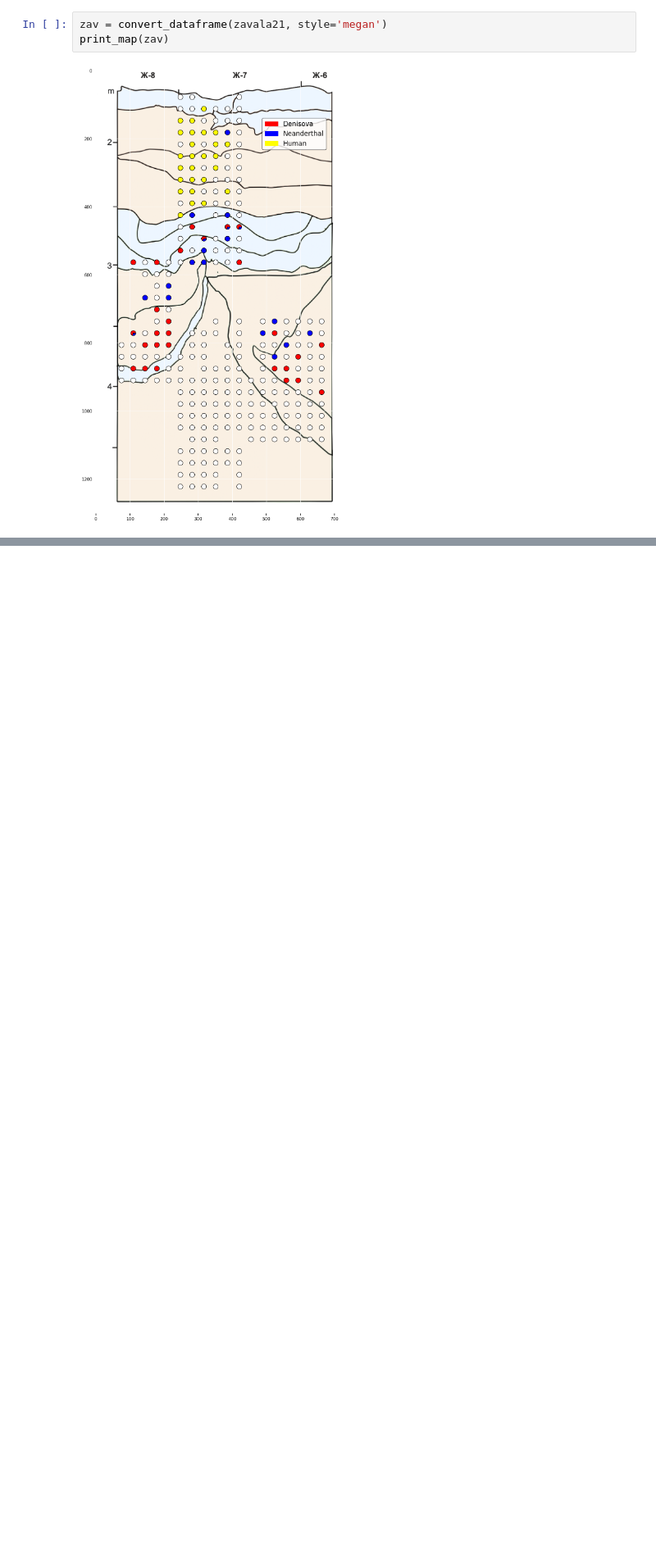
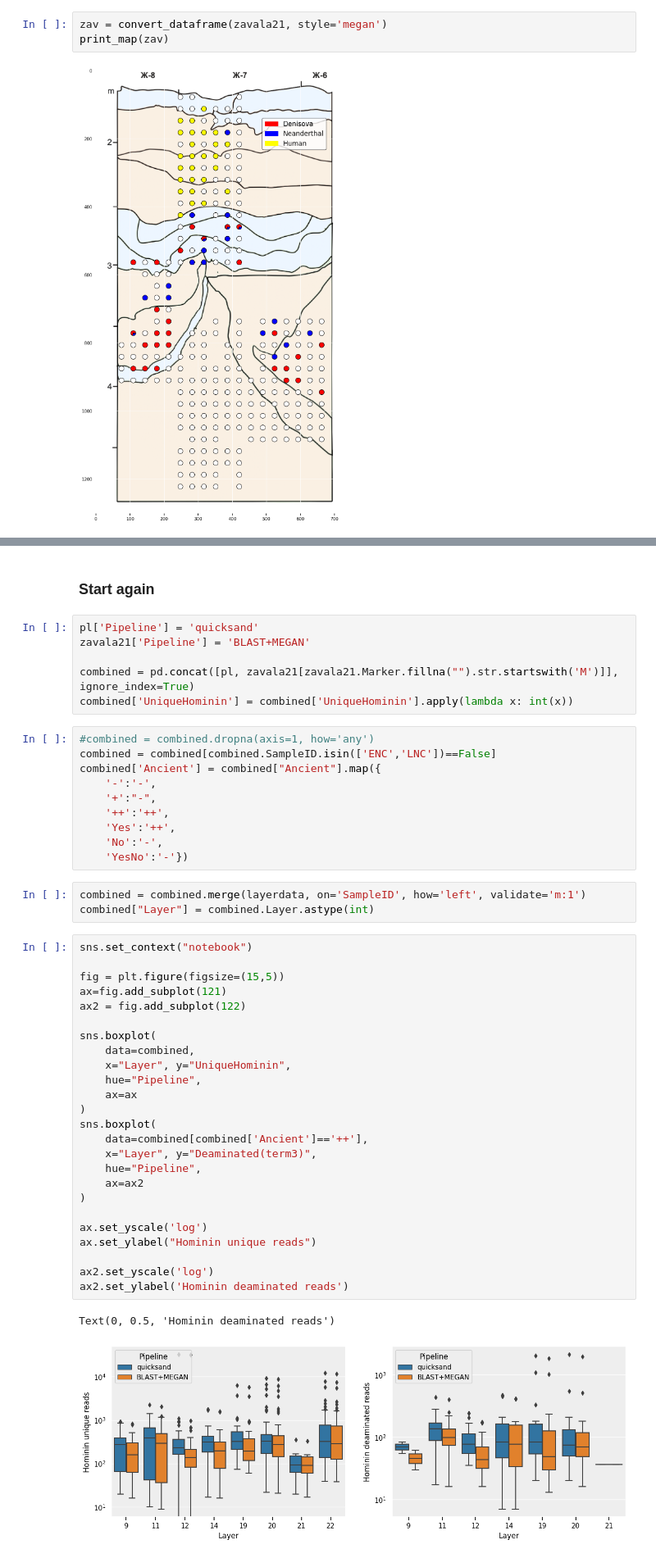
Before and after one commit to merszym/quicksand-paper-analyses, a Jupyter notebook: SI5_DenisovaCave_HumanLineageSupport.ipynb, the cells around one changed output, grey strips where cells are left out. Shown at 82% size. Saved outputs shown, nothing was run; the diff lists cells and outputs as text; blank space fills up the shorter version.

```diff
--- a/SI5_DenisovaCave_HumanLineageSupport.ipynb
+++ b/SI5_DenisovaCave_HumanLineageSupport.ipynb
@@ -244,0 +316,49 @@ print_map(szy)
+# %% [markdown]
+### Start again
+# %%
+pl['Pipeline'] = 'quicksand'
+zavala21['Pipeline'] = 'BLAST+MEGAN'
+
+combined = pd.concat([pl, zavala21[zavala21.Marker.fillna("").str.startswith('M')]], ignore_index=True)
+combined['UniqueHominin'] = combined['UniqueHominin'].apply(lambda x: int(x))
+# %%
+#combined = combined.dropna(axis=1, how='any')
+combined = combined[combined.SampleID.isin(['ENC','LNC'])==False]
+combined['Ancient'] = combined["Ancient"].map({
+    '-':'-',
+    '+':"-",
+    '++':'++',
+    'Yes':'++',
+    'No':'-',
+    'YesNo':'-'})
+# %%
+combined = combined.merge(layerdata, on='SampleID', how='left', validate='m:1')
+combined["Layer"] = combined.Layer.astype(int)
+# %%
+sns.set_context("notebook")
+
+fig = plt.figure(figsize=(15,5))
+ax=fig.add_subplot(121)
+ax2 = fig.add_subplot(122)
+
+sns.boxplot(
+    data=combined,
+    x="Layer", y="UniqueHominin",
+    hue="Pipeline",
+    ax=ax
+)
+sns.boxplot(
+    data=combined[combined['Ancient']=='++'],
+    x="Layer", y="Deaminated(term3)",
+    hue="Pipeline",
+    ax=ax2
+)
+
+ax.set_yscale('log')
+ax.set_ylabel("Hominin unique reads")
+
+ax2.set_yscale('log')
+ax2.set_ylabel('Hominin deaminated reads')
+# %% [output]
+Text(0, 0.5, 'Hominin deaminated reads')
+[figure, added]
```
Also changed, not shown: parts of 27 cells of this notebook, 2 other files.
